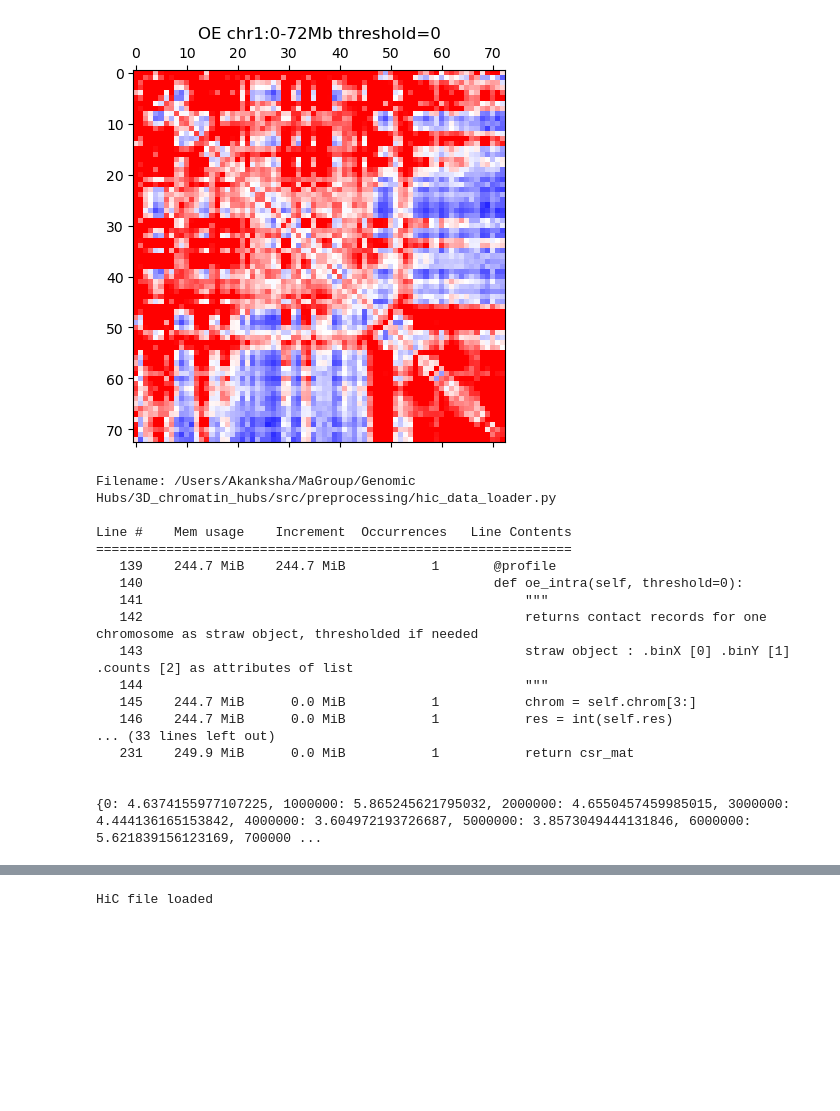
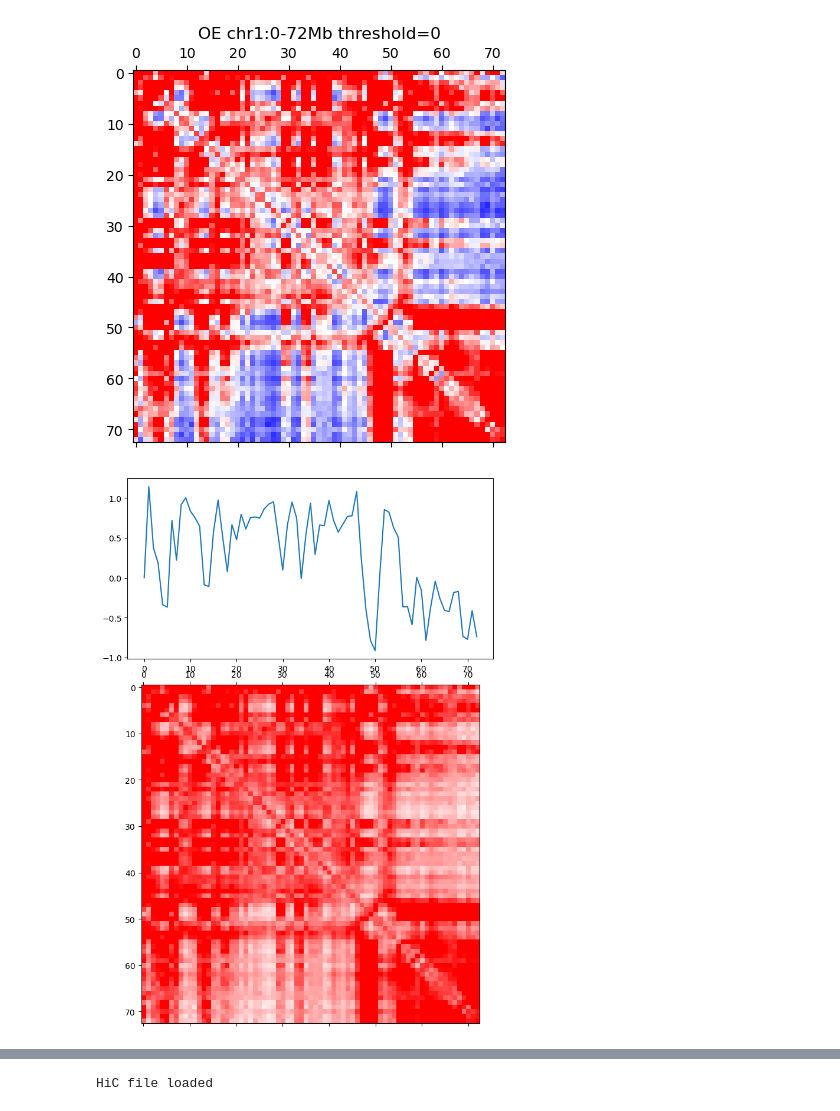
Before and after one commit to akanksha-sachan/3D_chromatin_hubs, a Jupyter notebook: notebooks/GM12878_tests.ipynb, the cells around one changed output, grey strips where cells are left out. Drawn from its saved outputs; the diff is of its cells as text; code cells hidden in the pictures; blank space fills up the shorter version.

```diff
--- a/notebooks/GM12878_tests.ipynb
+++ b/notebooks/GM12878_tests.ipynb
@@ -84,43 +81,32 @@ plot_single_hic_map(oe_numpy_thresholded, 'bwr', 0, 1, f"OE {chrom}:{region_str}
 # %% [output]
 [figure]
-# %%
-## Get AB score of the intra-chr OE matrix ##
-oe_intra_csr = query.oe_straw_to_csr()
-ab_score_intra = query.ab_comp.calculate_ab_score(oe_intra_csr) #send sparse matrix to calculate whole chr ab_score
-print(ab_score_intra)
-# %% [output]
-Filename: /Users/Akanksha/MaGroup/Genomic Hubs/3D_chromatin_hubs/src/preprocessing/hic_data_loader.py
-
-Line #    Mem usage    Increment  Occurrences   Line Contents
-=============================================================
-   139    244.7 MiB    244.7 MiB           1       @profile
-   140                                             def oe_intra(self, threshold=0):
-   141                                                 """
-   142                                                 returns contact records for one chromosome as straw object, thresholded if needed
-   143                                                 straw object : .binX [0] .binY [1] .counts [2] as attributes of list
-   144                                                 """
-   145    244.7 MiB      0.0 MiB           1           chrom = self.chrom[3:]
-   146    244.7 MiB      0.0 MiB           1           res = int(self.res)
-... (33 lines left out)
-   231    249.9 MiB      0.0 MiB           1           return csr_mat
-
-
-{0: 4.6374155977107225, 1000000: 5.865245621795032, 2000000: 4.6550457459985015, 3000000: 4.444136165153842, 4000000: 3.604972193726687, 5000000: 3.8573049444131846, 6000000: 5.621839156123169, 700000 ...
 # %%
 ## Plot AB score with hic oe to see if +:A and -:B strategy is good or not##
 
 def plot_2dhic_1dtrack_map(dense_matrix, signal, vmin, vmax, cmap):
   d2 = dense_matrix # np.log(dense_matrix)
   d2[np.isnan(d2)] = 0
   d2[np.isinf(d2)] = 0
   fig = plt.figure()
   fig.set_figheight(12)
   fig.set_figwidth(8)
   spec = gridspec.GridSpec(ncols=1, nrows=2,
                          width_ratios=[1], wspace=1,
                          hspace=.1, height_ratios=[16, 30])
   ax0 = fig.add_subplot(spec[0])
   ax0.plot(np.arange(len(signal)), signal)
   ax1 = fig.add_subplot(spec[1])
   ax1.matshow(d2, cmap=cmap, vmin=vmin, vmax=vmax)
   plt.show()
+
+# params for AB score visualisation along with OE matrix
+ab_geo_bw = pyBigWig.open(config.paths.compartments_infile)
+nm_bins = oe_numpy_thresholded.shape[0]
+signal = ab_geo_bw.stats(
+                chrom, start, end, type="mean", nBins=nm_bins
+            )
+#filter none values
+filtered_signal = [0 if x is None else x for x in signal]
+plot_2dhic_1dtrack_map(oe_numpy_thresholded, filtered_signal, 0, 1, REDMAP)
+# %% [output]
+[figure, added]
```
Also changed, not shown: parts of 7 cells of this notebook, 6 other files.
